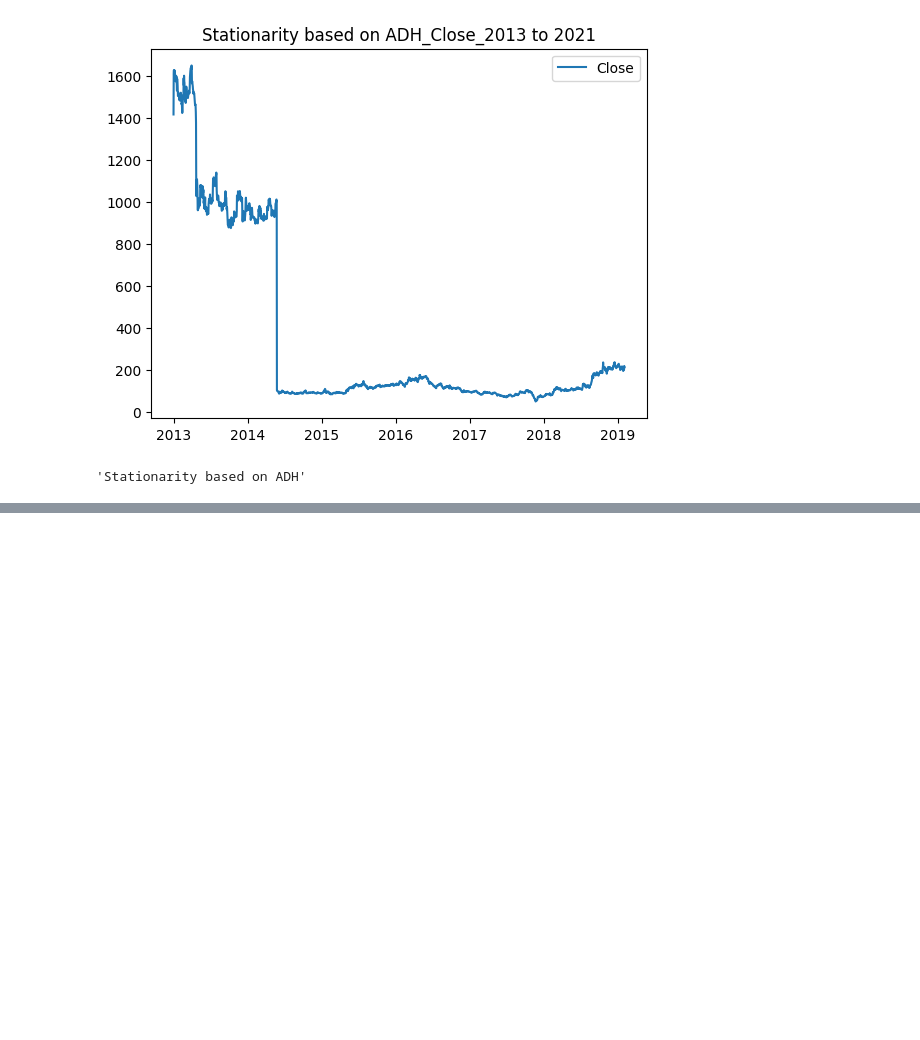
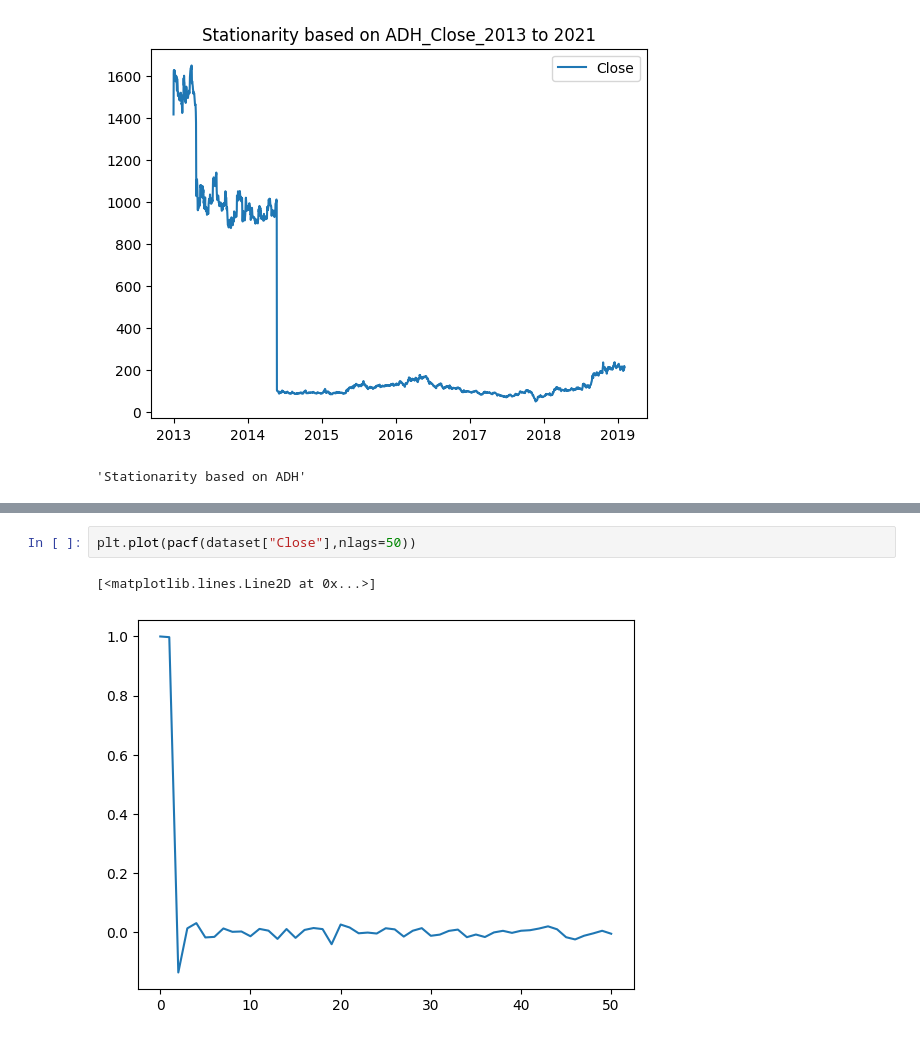
Before and after one commit to ShameemBanuAI/Time-Series-Analysis, a Jupyter notebook: TimeSeries-stationarity.ipynb, the cells around one changed output, grey strips where cells are left out. Cells and saved outputs as stored; diff of their text form; blank space fills up the shorter version.

```diff
--- a/TimeSeries-stationarity.ipynb
+++ b/TimeSeries-stationarity.ipynb
@@ -193,0 +211,5 @@ Accept Alternate hypothesis:Stationarity
+# %%
+plt.plot(pacf(dataset["Close"],nlags=50))
+# %% [output]
+[<matplotlib.lines.Line2D at 0x...>]
+[figure, added]
```
Also changed, not shown: parts of 11 cells of this notebook.
